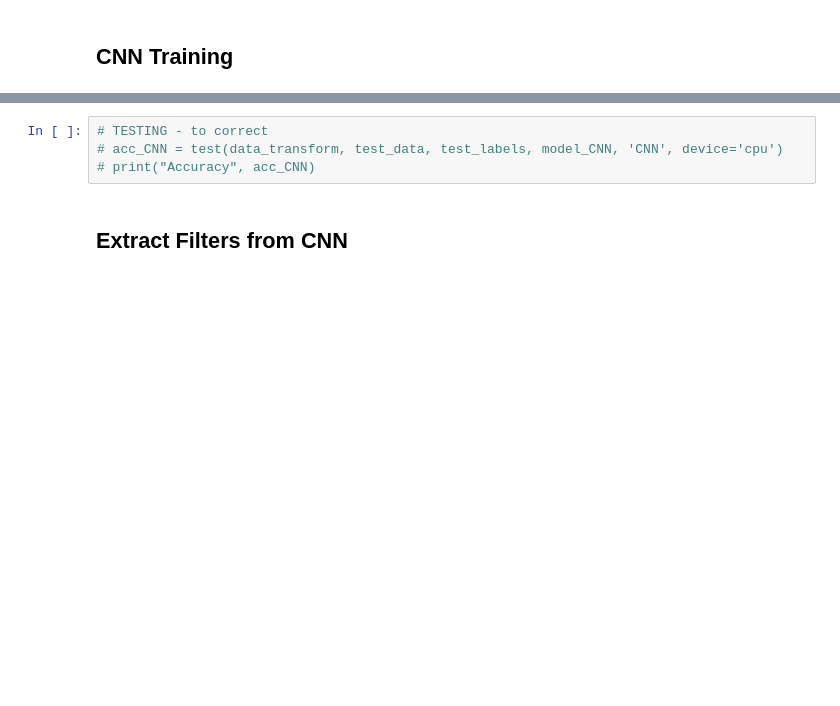
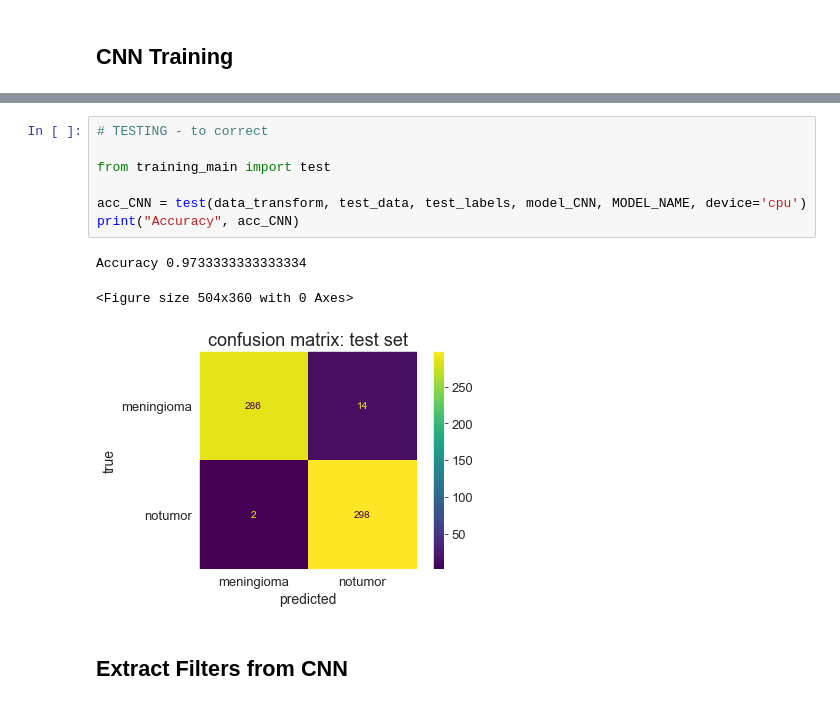
Before and after one commit to ChiaraSolito/XAIandVisual, a Jupyter notebook: experiments.ipynb, the cells around one changed output, grey strips where cells are left out. Cells and saved outputs as stored; diff of their text form; blank space fills up the shorter version.

```diff
--- a/experiments.ipynb
+++ b/experiments.ipynb
@@ -63,7 +89,14 @@ CNN(
 # %%
 # TESTING - to correct
-# acc_CNN = test(data_transform, test_data, test_labels, model_CNN, 'CNN', device='cpu')
-# print("Accuracy", acc_CNN)
+
+from training_main import test
+
+acc_CNN = test(data_transform, test_data, test_labels, model_CNN, MODEL_NAME, device='cpu')
+print("Accuracy", acc_CNN)
+# %% [output]
+Accuracy 0.9733333333333334
+<Figure size 504x360 with 0 Axes>
+[figure, added]
 # %% [markdown]
 ## Extract Filters from CNN
 # %%
```
Also changed, not shown: parts of 7 cells of this notebook, 3 other files.
